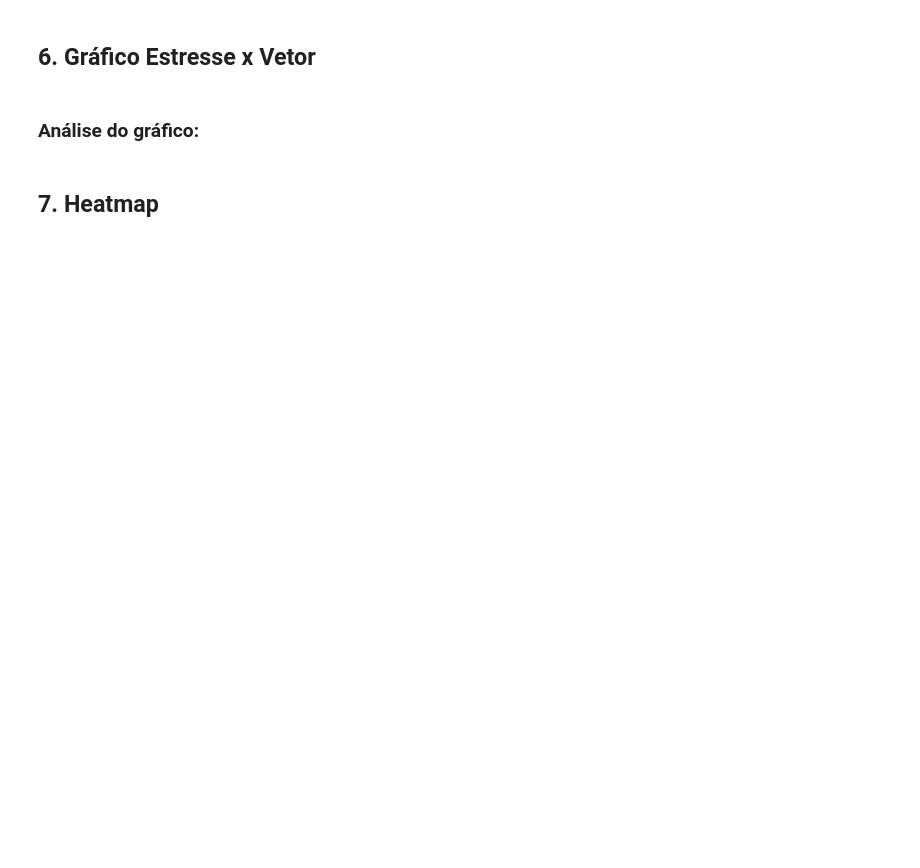
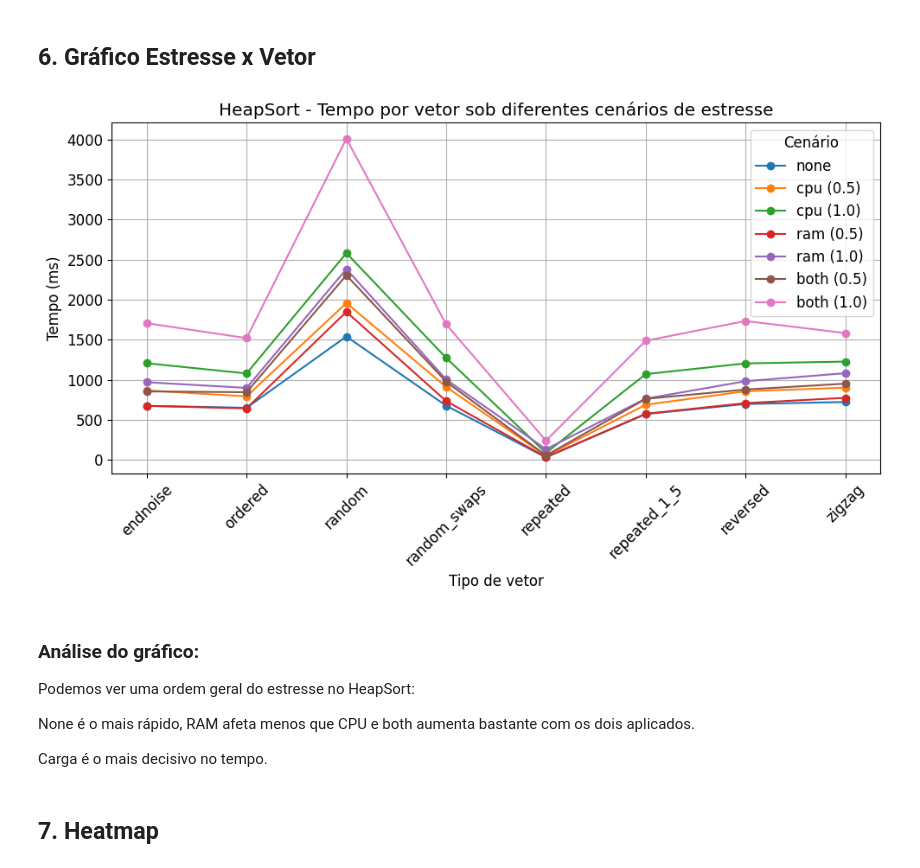
Before and after one commit to E-434/An-lise-de-Desempenho, a Jupyter notebook: Notebooks/AnaliseHeapsort.ipynb, the cells around one changed output. Drawn from its saved outputs; the diff is of its cells as text; code cells hidden in the pictures; blank space fills up the shorter version.

```diff
--- a/Notebooks/AnaliseHeapsort.ipynb
+++ b/Notebooks/AnaliseHeapsort.ipynb
@@ -71,31 +162,56 @@ plt.show()
 # %% [markdown]
 ## 6. Gráfico Estresse x Vetor
 # %%
+heap["cenario"] = heap.apply(
+    lambda x: "none"
+    if x["stress"] == "none"
+    else f'{x["stress"]} ({x["carga"]})',
+    axis=1
+)
+
 pivot = (
     heap
     .pivot_table(
         index="vector_type",
-        columns="stress",
+        columns="cenario",
         values="time_ms",
         aggfunc="mean"
     )
 )
 
-pivot = pivot[["none","cpu","ram","both"]]
+ordem = [
+    "none",
+    "cpu (0.5)",
+    "cpu (1.0)",
+    "ram (0.5)",
+    "ram (1.0)",
+    "both (0.5)",
+    "both (1.0)"
+]
 
-pivot.plot(marker="o")
+pivot = pivot[ordem]
+
+pivot.plot(marker="o", figsize=(10,6))
 
 plt.ylabel("Tempo (ms)")
 plt.xlabel("Tipo de vetor")
-plt.title("HeapSort - Tempo por vetor sob diferentes níveis de estresse")
+plt.title("HeapSort - Tempo por vetor sob diferentes cenários de estresse")
 
 plt.grid(True)
+plt.xticks(rotation=45)
+plt.legend(title="Cenário")
 
 plt.tight_layout()
-
 plt.show()
+# %% [output]
+[figure, added]
 # %% [markdown]
 ### Análise do gráfico:
+Podemos ver uma ordem geral do estresse no HeapSort:
+
+None é o mais rápido, RAM afeta menos que CPU e both aumenta bastante com os dois aplicados.
+
+Carga é o mais decisivo no tempo.
 # %% [markdown]
 ## 7. Heatmap
 # %%
```
Also changed, not shown: parts of 18 cells of this notebook, 5 other files.
